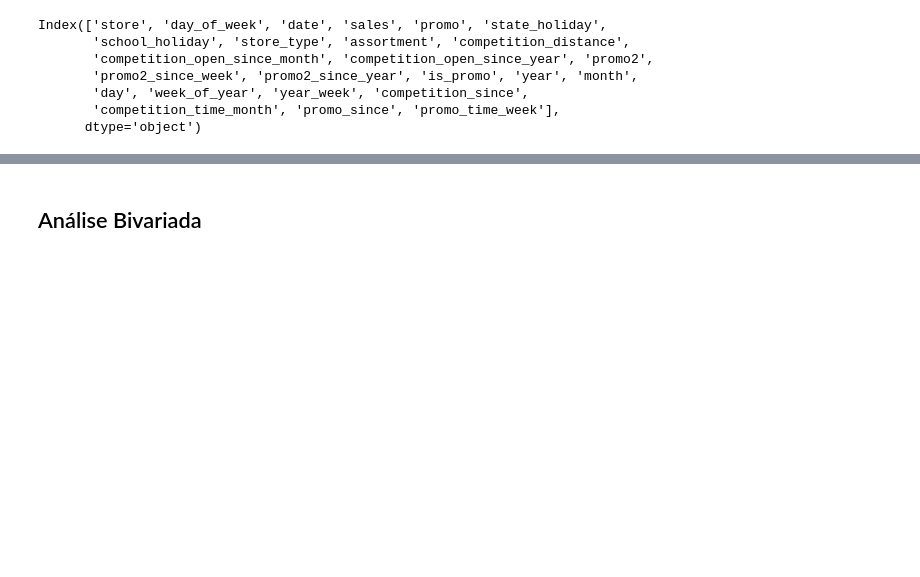
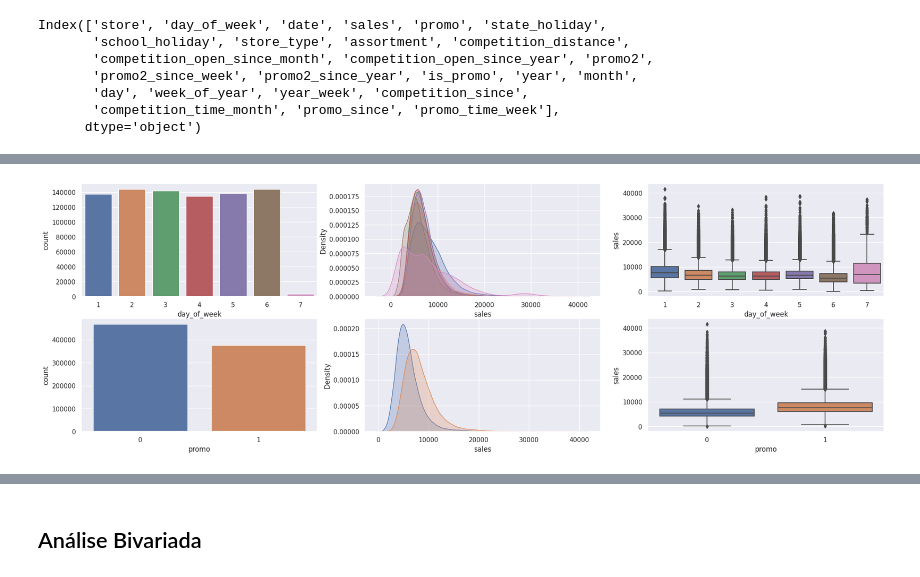
Before and after one commit to ricardosilvabr/rossmann-predict-sales, a Jupyter notebook: notebooks/v1_store_sales_prediction.ipynb, the cells around one changed output, grey strips where cells are left out. Cells and saved outputs as stored; diff of their text form; code cells hidden in the pictures; blank space fills up the shorter version.

```diff
--- a/notebooks/v1_store_sales_prediction.ipynb
+++ b/notebooks/v1_store_sales_prediction.ipynb
@@ -796,0 +824,29 @@ KeyError: 0
+# %%
+# day_of_week
+plt.subplot( 3, 3, 1 )
+sns.countplot( x=df4['day_of_week'] );
+
+plt.subplot( 3, 3, 2 )
+sns.kdeplot( df4[df4['day_of_week'] == 1]['sales'], label='1', shade=True );
+sns.kdeplot( df4[df4['day_of_week'] == 2]['sales'], label='2', shade=True );
+sns.kdeplot( df4[df4['day_of_week'] == 3]['sales'], label='3', shade=True );
+sns.kdeplot( df4[df4['day_of_week'] == 4]['sales'], label='4', shade=True );
+sns.kdeplot( df4[df4['day_of_week'] == 5]['sales'], label='5', shade=True );
+sns.kdeplot( df4[df4['day_of_week'] == 6]['sales'], label='6', shade=True );
+sns.kdeplot( df4[df4['day_of_week'] == 7]['sales'], label='7', shade=True );
+
+plt.subplot( 3, 3, 3 )
+sns.boxplot(x='day_of_week', y='sales', data=df4);
+
+# promo
+plt.subplot( 3, 3, 4 )
+sns.countplot( x=df4['promo'] );
+
+plt.subplot( 3, 3, 5 )
+sns.kdeplot( df4[df4['promo'] == 0]['sales'], label='0', shade=True );
+sns.kdeplot( df4[df4['promo'] == 1]['sales'], label='1', shade=True );
+
+plt.subplot( 3, 3, 6 )
+sns.boxplot(x='promo', y='sales', data=df4);
+# %% [output]
+[figure, added]
```
Also changed, not shown: parts of 11 cells of this notebook.
